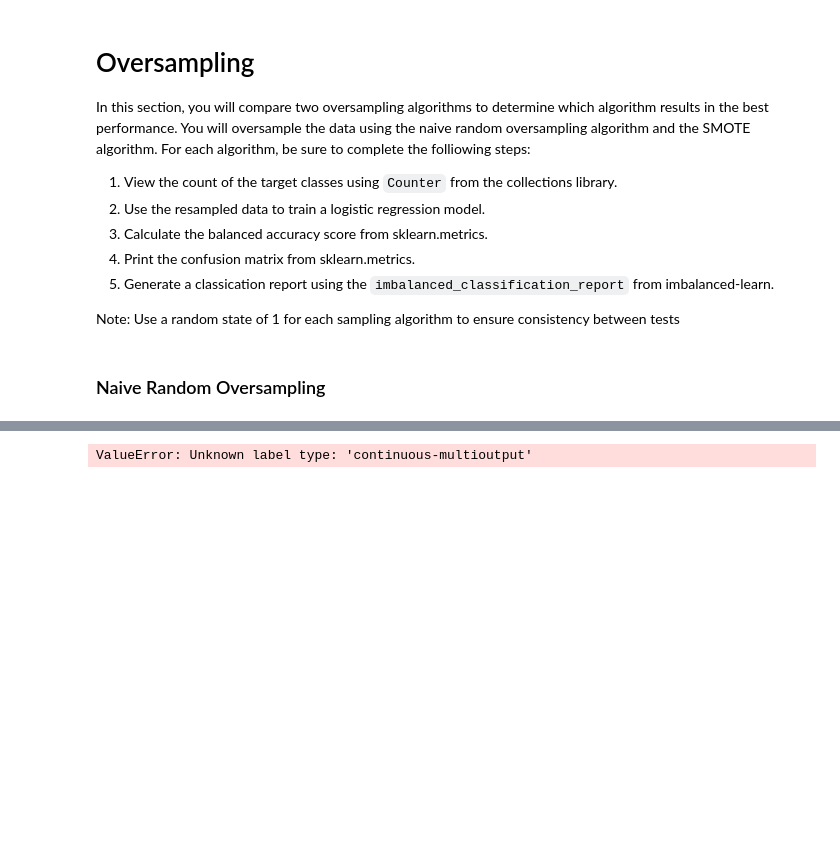
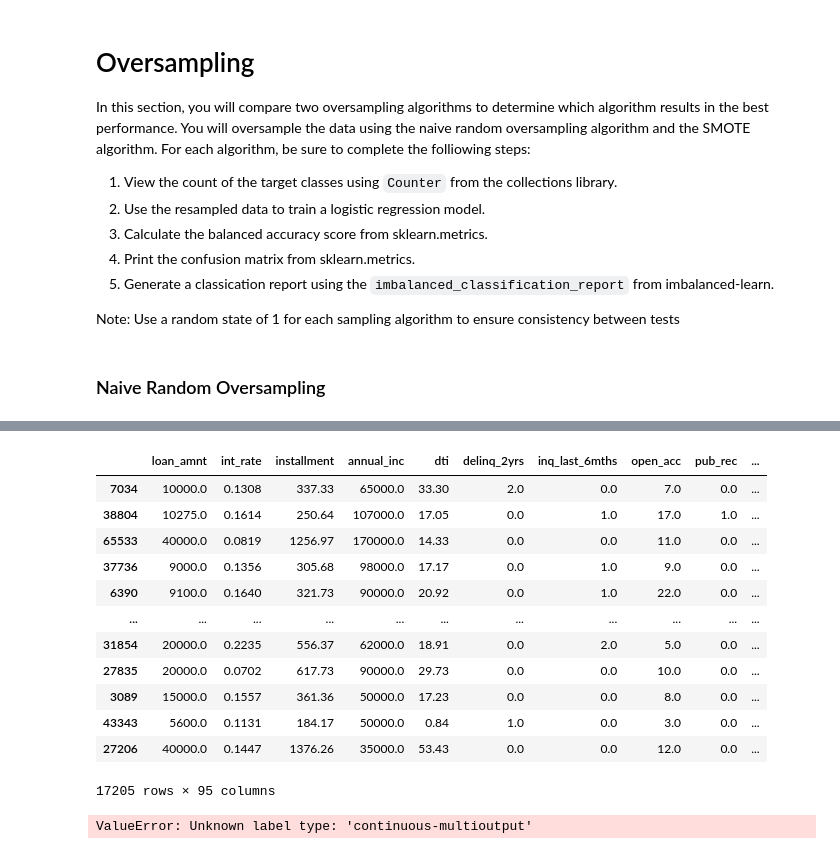
Before and after one commit to Amandank95/credit_risk_analysis, a Jupyter notebook: Module-17-Challenge-Resources/credit_risk_resampling_starter_code.ipynb, the cells around one changed output, grey strips where cells are left out. Cells and saved outputs as stored; diff of their text form; code cells hidden in the pictures; blank space fills up the shorter version.

```diff
--- a/Module-17-Challenge-Resources/credit_risk_resampling_starter_code.ipynb
+++ b/Module-17-Challenge-Resources/credit_risk_resampling_starter_code.ipynb
@@ -130,3 +147,19 @@ Note: Use a random state of 1 for each sampling algorithm to ensure consistency
+# %%
+y_train
+# %% [output]
+|  | loan_amnt | int_rate | installment | annual_inc | dti | delinq_2yrs | inq_last_6mths | open_acc | pub_rec | ... |
+| 7034 | 10000.0 | 0.1308 | 337.33 | 65000.0 | 33.30 | 2.0 | 0.0 | 7.0 | 0.0 | ... |
+| 38804 | 10275.0 | 0.1614 | 250.64 | 107000.0 | 17.05 | 0.0 | 1.0 | 17.0 | 1.0 | ... |
+| 65533 | 40000.0 | 0.0819 | 1256.97 | 170000.0 | 14.33 | 0.0 | 0.0 | 11.0 | 0.0 | ... |
+| 37736 | 9000.0 | 0.1356 | 305.68 | 98000.0 | 17.17 | 0.0 | 1.0 | 9.0 | 0.0 | ... |
+| 6390 | 9100.0 | 0.1640 | 321.73 | 90000.0 | 20.92 | 0.0 | 1.0 | 22.0 | 0.0 | ... |
+| ... | ... | ... | ... | ... | ... | ... | ... | ... | ... | ... |
+| 31854 | 20000.0 | 0.2235 | 556.37 | 62000.0 | 18.91 | 0.0 | 2.0 | 5.0 | 0.0 | ... |
+| 27835 | 20000.0 | 0.0702 | 617.73 | 90000.0 | 29.73 | 0.0 | 0.0 | 10.0 | 0.0 | ... |
+| 3089 | 15000.0 | 0.1557 | 361.36 | 50000.0 | 17.23 | 0.0 | 0.0 | 8.0 | 0.0 | ... |
+| 43343 | 5600.0 | 0.1131 | 184.17 | 50000.0 | 0.84 | 1.0 | 0.0 | 3.0 | 0.0 | ... |
+| 27206 | 40000.0 | 0.1447 | 1376.26 | 35000.0 | 53.43 | 0.0 | 0.0 | 12.0 | 0.0 | ... |
+17205 rows × 95 columns
 # %%
 # Resample the training data with the RandomOversampler
 from imblearn.over_sampling import RandomOverSampler
```
Also changed, not shown: parts of 4 cells of this notebook.
